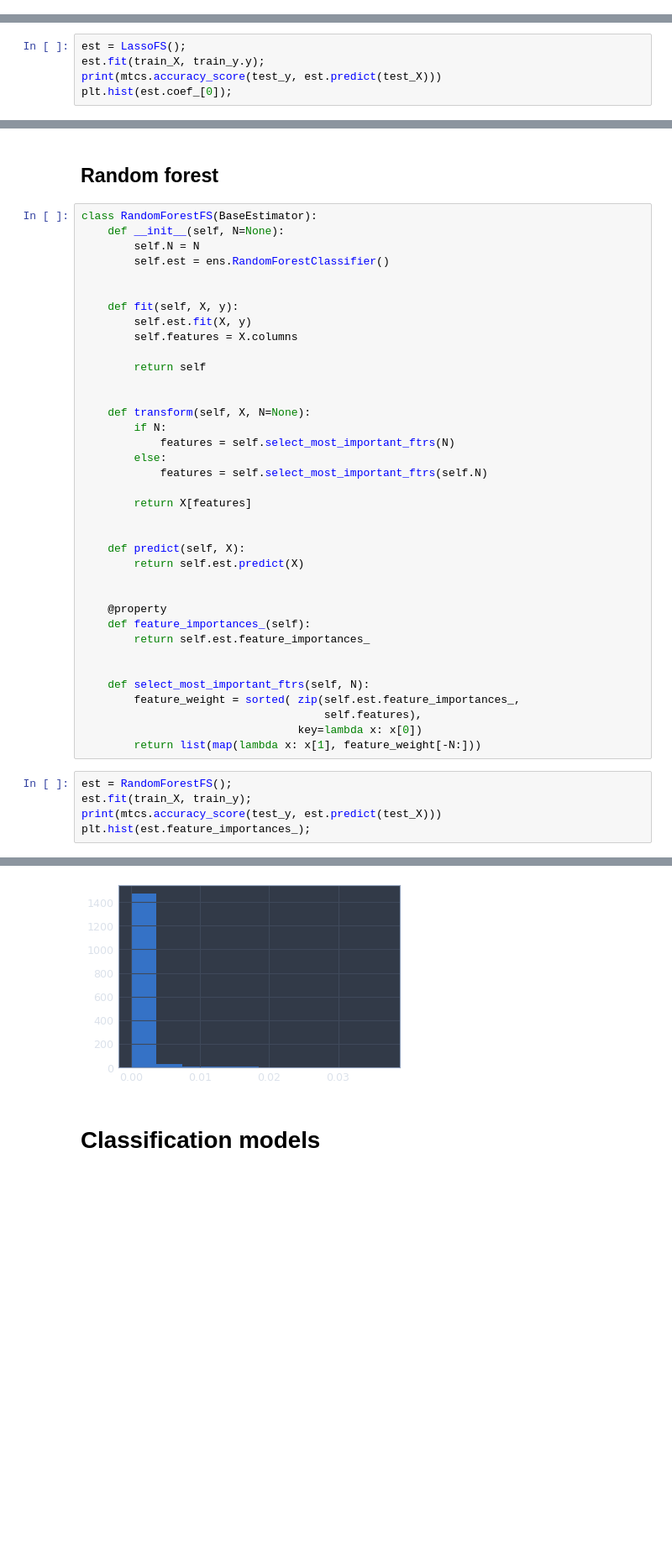
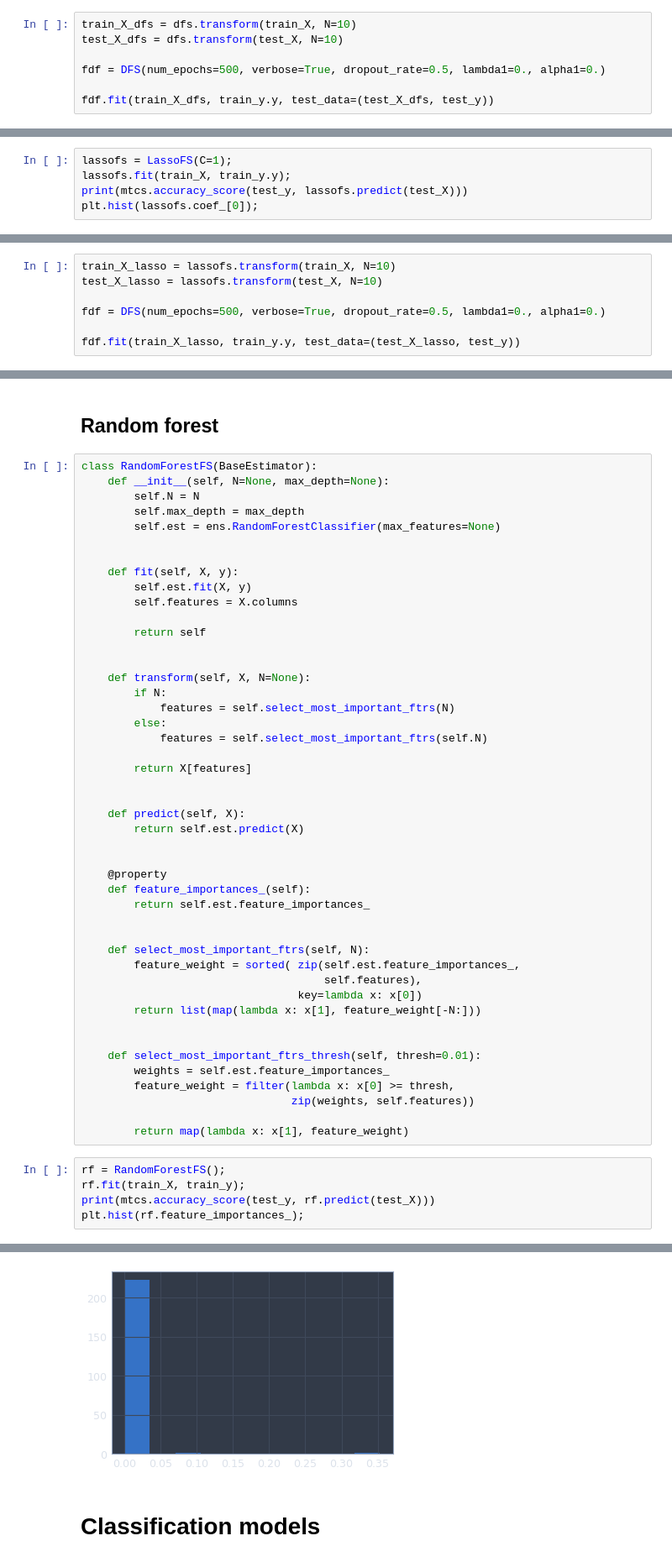
Before and after one commit to yurijvolkov/insilico, a Jupyter notebook: Main.ipynb, the cells around one changed output, grey strips where cells are left out. Shown at 84% size. Cells and saved outputs as stored; diff of their text form; blank space fills up the shorter version.

```diff
--- a/Main.ipynb
+++ b/Main.ipynb
@@ -281,0 +477,7 @@ plt.hist(dfs.get_features_weights())
+# %%
+train_X_dfs = dfs.transform(train_X, N=10)
+test_X_dfs = dfs.transform(test_X, N=10)
+
+fdf = DFS(num_epochs=500, verbose=True, dropout_rate=0.5, lambda1=0., alpha1=0.)
+
+fdf.fit(train_X_dfs, train_y.y, test_data=(test_X_dfs, test_y))
@@ -321,6 +551,6 @@ class LassoFS(BaseEstimator):
 # %%
-est = LassoFS();
-est.fit(train_X, train_y.y);
-print(mtcs.accuracy_score(test_y, est.predict(test_X)))
-plt.hist(est.coef_[0]);
+lassofs = LassoFS(C=1);
+lassofs.fit(train_X, train_y.y);
+print(mtcs.accuracy_score(test_y, lassofs.predict(test_X)))
+plt.hist(lassofs.coef_[0]);
 # %% [output]
@@ -328,0 +559,7 @@ plt.hist(est.coef_[0]);
+# %%
+train_X_lasso = lassofs.transform(train_X, N=10)
+test_X_lasso = lassofs.transform(test_X, N=10)
+
+fdf = DFS(num_epochs=500, verbose=True, dropout_rate=0.5, lambda1=0., alpha1=0.)
+
+fdf.fit(train_X_lasso, train_y.y, test_data=(test_X_lasso, test_y))
@@ -330,9 +588,10 @@ plt.hist(est.coef_[0]);
 ## Random forest
 # %%
 class RandomForestFS(BaseEstimator):
-    def __init__(self, N=None):
+    def __init__(self, N=None, max_depth=None):
         self.N = N
-        self.est = ens.RandomForestClassifier()
+        self.max_depth = max_depth
+        self.est = ens.RandomForestClassifier(max_features=None)
 
 
     def fit(self, X, y):
@@ -365,9 +624,17 @@ class RandomForestFS(BaseEstimator):
                                      self.features),
                                  key=lambda x: x[0])
         return list(map(lambda x: x[1], feature_weight[-N:]))
+
+
+    def select_most_important_ftrs_thresh(self, thresh=0.01):
+        weights = self.est.feature_importances_
+        feature_weight = filter(lambda x: x[0] >= thresh,
+                                zip(weights, self.features))
+
+        return map(lambda x: x[1], feature_weight)
 # %%
-est = RandomForestFS();
-est.fit(train_X, train_y);
-print(mtcs.accuracy_score(test_y, est.predict(test_X)))
-plt.hist(est.feature_importances_);
+rf = RandomForestFS();
+rf.fit(train_X, train_y);
+print(mtcs.accuracy_score(test_y, rf.predict(test_X)))
+plt.hist(rf.feature_importances_);
 # %% [output]
@@ -375,4 +642,4 @@ plt.hist(est.feature_importances_);
-[figure, old version]
+[figure, new version]
 # %% [markdown]
 # Classification models
 # %% [markdown]
```
Also changed, not shown: parts of 34 cells of this notebook.
